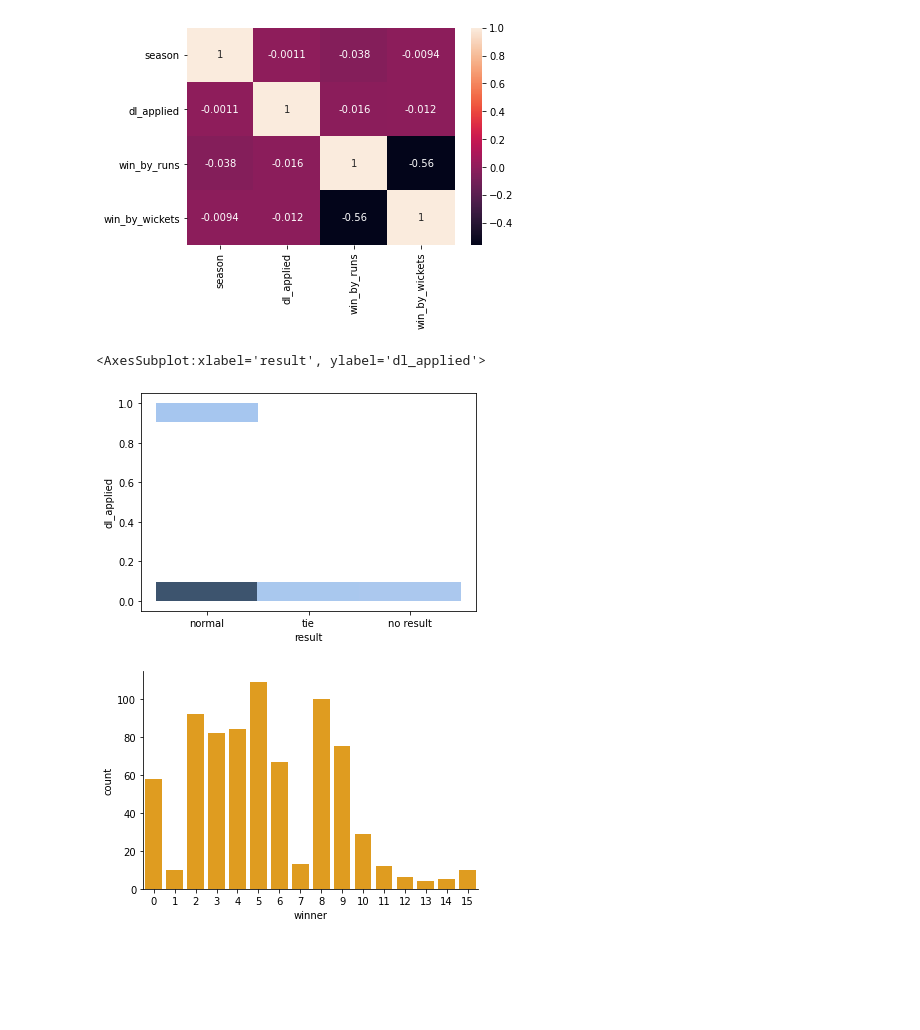
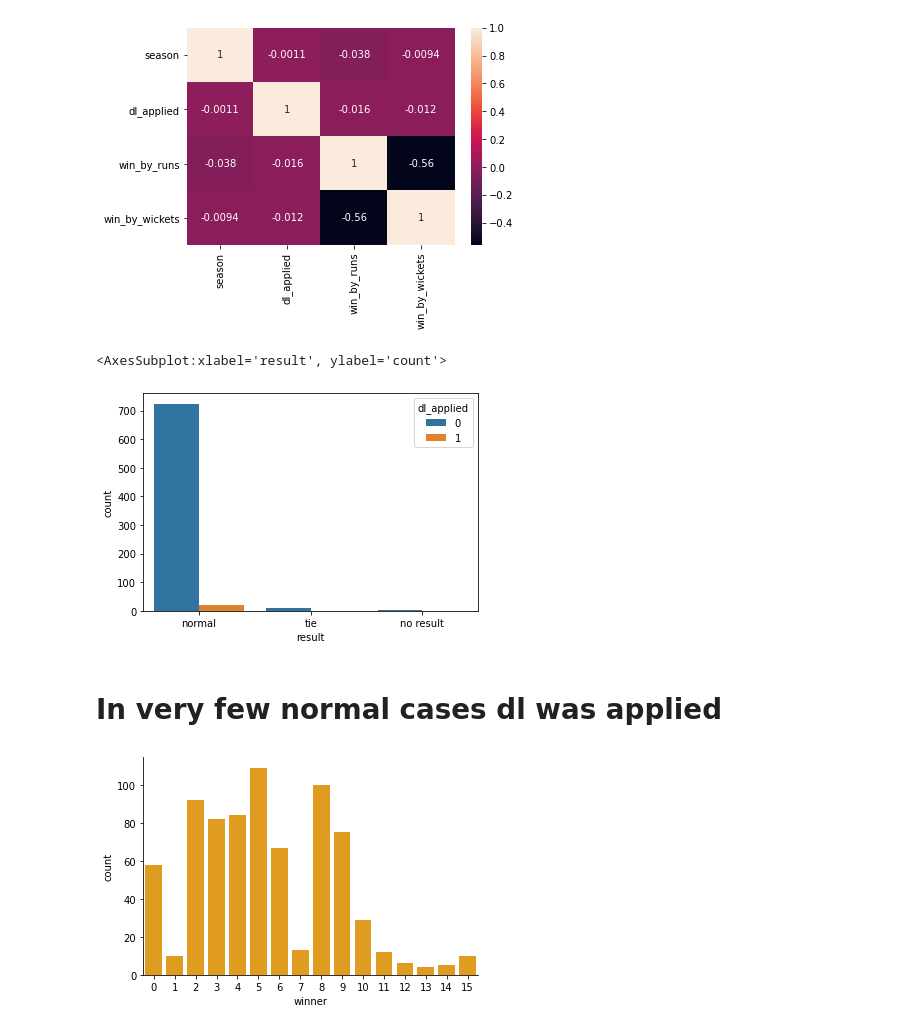
Before and after one commit to VanshikaNehra23/MFC, a Jupyter notebook: Matches.ipynb, the cells around one changed output. Cells and saved outputs as stored; diff of their text form; code cells hidden in the pictures; blank space fills up the shorter version.

```diff
--- a/Matches.ipynb
+++ b/Matches.ipynb
@@ -148,10 +154,12 @@ sns.heatmap(data.corr(),annot=True)
 <AxesSubplot:>
 [figure]
 # %%
-sns.histplot(x='result',y='dl_applied',data=data)
+sns.countplot(x='result',hue='dl_applied',data=data)
 # %% [output]
-<AxesSubplot:xlabel='result', ylabel='dl_applied'>
+<AxesSubplot:xlabel='result', ylabel='count'>
-[figure, old version]
+[figure, new version]
+# %% [markdown]
+# In very few normal cases dl was applied
 # %%
 sns.countplot(x='winner',data=data,color='orange')
 sns.despine()
```
Also changed, not shown: parts of 10 cells of this notebook.
